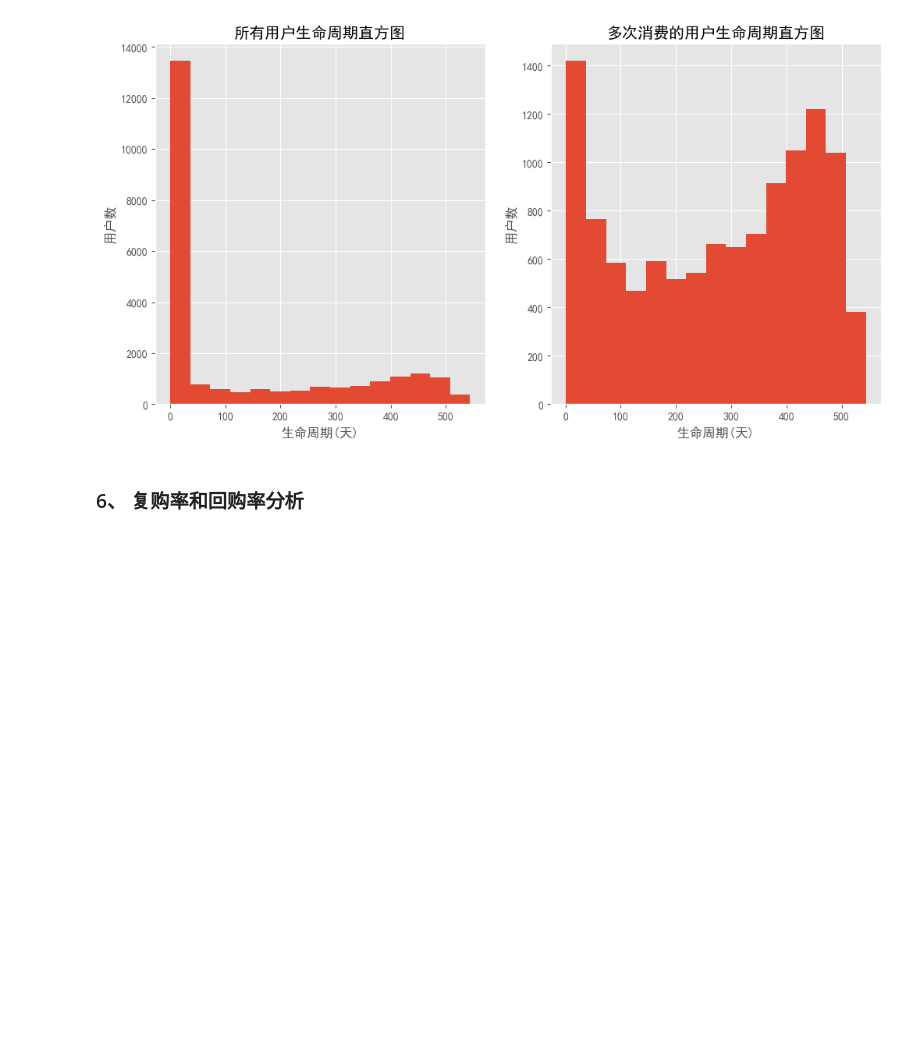
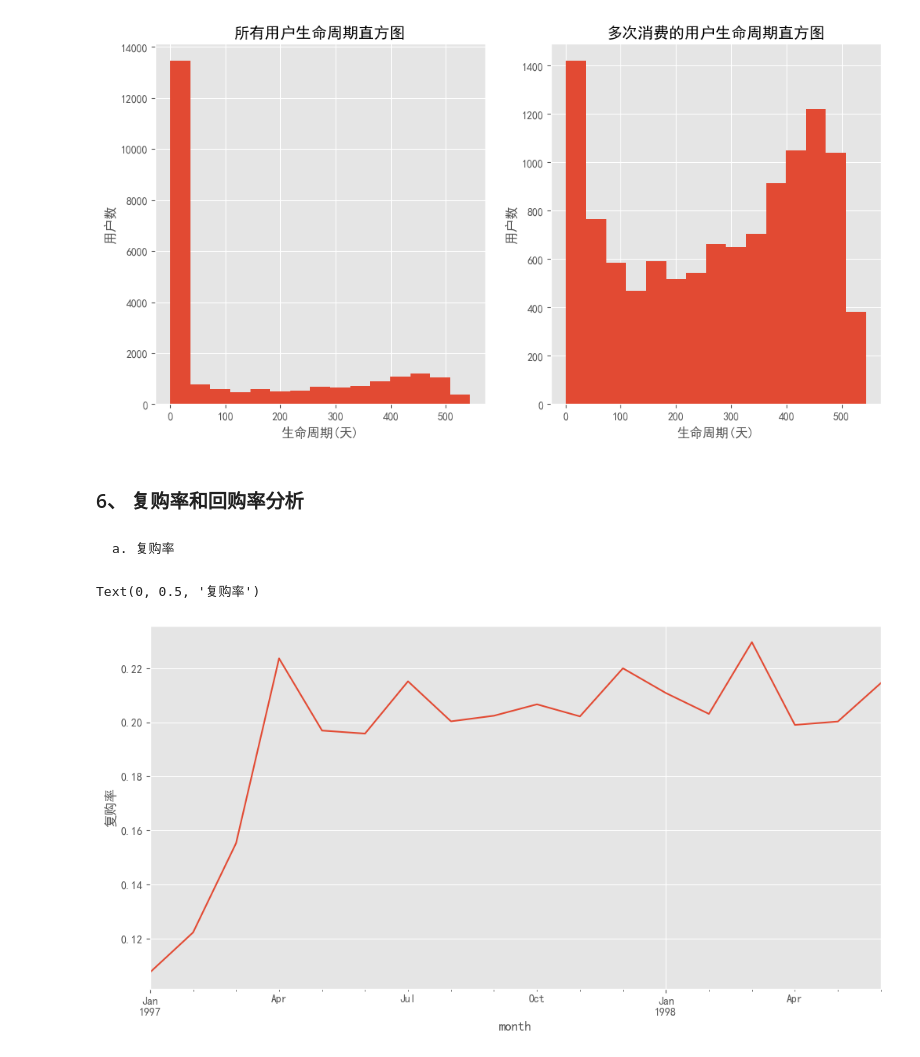
Before and after one commit to Fade-Smile/Basic-of-Data-Analyst, a Jupyter notebook: Project/3. User consumption behavior data analysis.ipynb, the cells around one changed output. Drawn from its saved outputs; the diff is of its cells as text; code cells hidden in the pictures; blank space fills up the shorter version.

```diff
--- a/Project/3. User consumption behavior data analysis.ipynb
+++ b/Project/3. User consumption behavior data analysis.ipynb
@@ -596,3 +596,34 @@ Text(0, 0.5, '用户数')
 [figure]
 # %% [markdown]
 ### 6、 复购率和回购率分析
+# %% [markdown]
+    a. 复购率
+# %%
+# 计算方式: 在自然月内, 购买多次的用户在总消费人数中的占比（若客户在同一天消费了多次，也称之复购用户）
+
+#  消费者有三种:
+#       1、消费记录>=2次的
+#       2、消费总人数
+#       3、本月无消费用户
+
+
+pivoted_counts_1 = df.pivot_table(
+                    index='user_id',
+                    columns='month',
+                    values='order_dt',
+                    aggfunc='count'
+).fillna(0)
+
+#  复购用户 : 1     非复购的消费用户 : 0    自然月没有消费的用户 : NAN (不参与count计数)
+purchase_r = pivoted_counts_1.applymap(lambda x: 1 if x>1 else np.NaN  if x ==0 else 0)
+purchase_r.head()
+# purchase_r.sum()  : 求出复购用户
+#  purchase_r.count()  : 求出所有参与购物的用户(NAN不参与计数)
+(purchase_r.sum()/purchase_r.count()).plot(figsize=(12,6))
+plt.ylabel('复购率')
+
+#   前三个月复购率开始上升，后续趋于平稳维持在20%~22%之间。
+#  分析前三个月复购率低的原因，可能是因为大批新用户仅仅购买一次造成的。
+# %% [output]
+Text(0, 0.5, '复购率')
+[figure, added]
```
Also changed, not shown: parts of 5 cells of this notebook.
